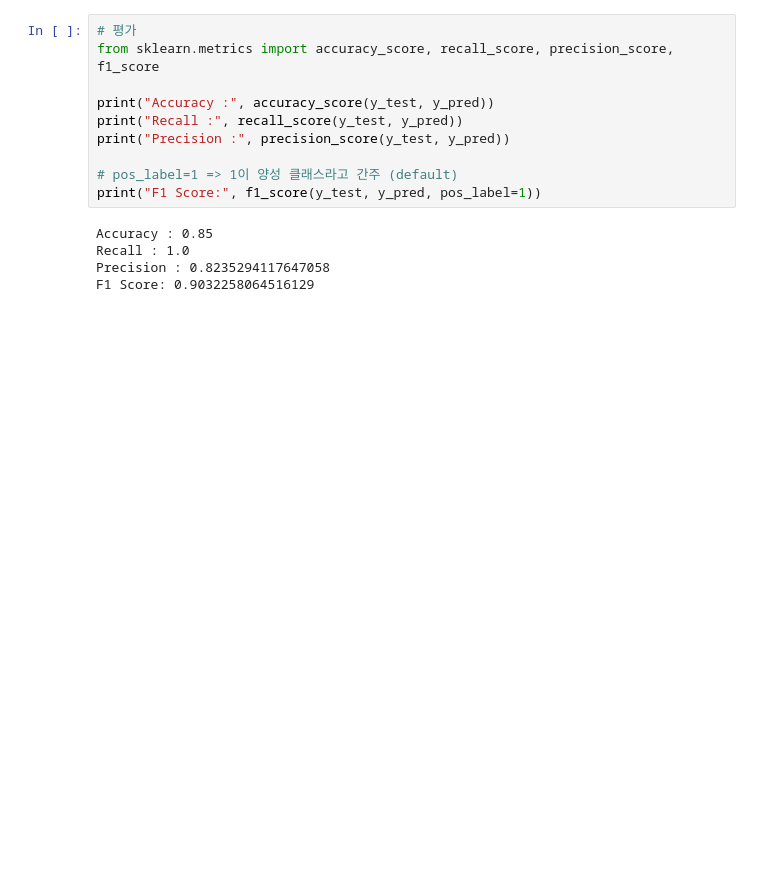
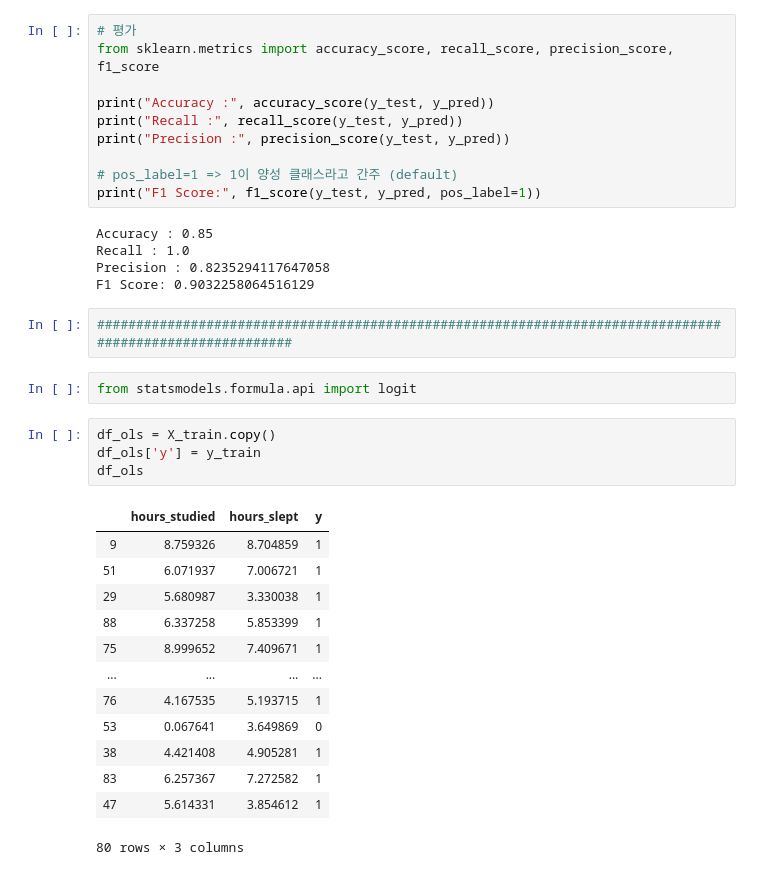
Before and after one commit to bloodstrawberry/data-science-with-python, a Jupyter notebook: 지도학습/LogisticRegression.ipynb, the cells around one changed output. Cells and saved outputs as stored; diff of their text form; blank space fills up the shorter version.

```diff
--- a/지도학습/LogisticRegression.ipynb
+++ b/지도학습/LogisticRegression.ipynb
@@ -75,3 +75,25 @@ Accuracy : 0.85
 Recall : 1.0
 Precision : 0.8235294117647058
 F1 Score: 0.9032258064516129
+# %%
+#########################################################################################################
+# %%
+from statsmodels.formula.api import logit
+# %%
+df_ols = X_train.copy()
+df_ols['y'] = y_train
+df_ols
+# %% [output]
+|  | hours_studied | hours_slept | y |
+| 9 | 8.759326 | 8.704859 | 1 |
+| 51 | 6.071937 | 7.006721 | 1 |
+| 29 | 5.680987 | 3.330038 | 1 |
+| 88 | 6.337258 | 5.853399 | 1 |
+| 75 | 8.999652 | 7.409671 | 1 |
+| ... | ... | ... | ... |
+| 76 | 4.167535 | 5.193715 | 1 |
+| 53 | 0.067641 | 3.649869 | 0 |
+| 38 | 4.421408 | 4.905281 | 1 |
+| 83 | 6.257367 | 7.272582 | 1 |
+| 47 | 5.614331 | 3.854612 | 1 |
+80 rows × 3 columns
```
Also changed, not shown: parts of 10 cells of this notebook, 7 other files.
